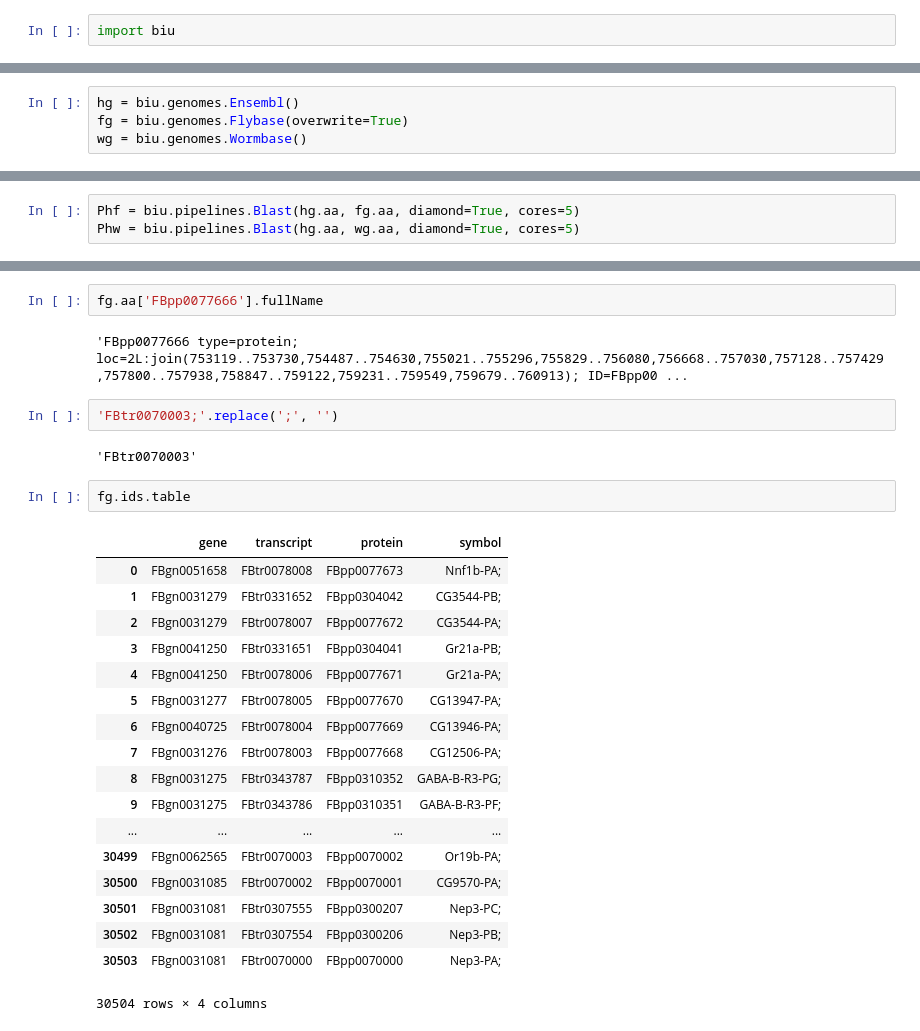
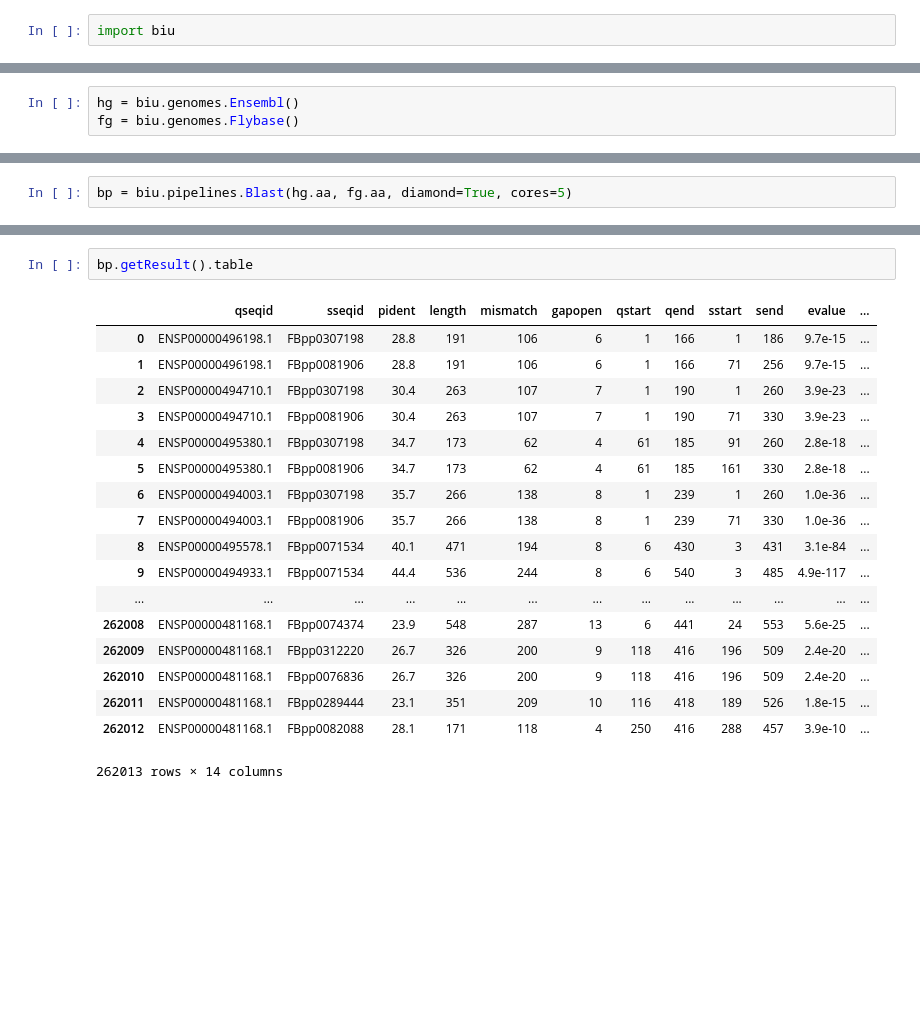
Before and after one commit to thiesgehrmann/BIU, a Jupyter notebook: docs/biu.pipelines.blast.ipynb, the cells around one changed output, grey strips where cells are left out. Drawn from its saved outputs; the diff is of its cells as text; blank space fills up the shorter version.

```diff
--- a/docs/biu.pipelines.blast.ipynb
+++ b/docs/biu.pipelines.blast.ipynb
@@ -7,4 +9,3 @@ It is very easy to use the Blast pipeline. Simply prepare two fasta structures,
 # %%
 hg = biu.genomes.Ensembl()
-fg = biu.genomes.Flybase(overwrite=True)
-wg = biu.genomes.Wormbase()
+fg = biu.genomes.Flybase()
@@ -13,5 +12,4 @@ wg = biu.genomes.Wormbase()
 # %%
-Phf = biu.pipelines.Blast(hg.aa, fg.aa, diamond=True, cores=5)
-Phw = biu.pipelines.Blast(hg.aa, wg.aa, diamond=True, cores=5)
+bp = biu.pipelines.Blast(hg.aa, fg.aa, diamond=True, cores=5)
 # %% [output]
 D: Fasta input source is file
@@ -114,29 +40,21 @@ Flybase object
-# %%
-fg.aa['FBpp0077666'].fullName
-# %% [output]
-'FBpp0077666 type=protein; loc=2L:join(753119..753730,754487..754630,755021..755296,755829..756080,756668..757030,757128..757429,757800..757938,758847..759122,759231..759549,759679..760913); ID=FBpp00 ...
-# %%
-'FBtr0070003;'.replace(';', '')
-# %% [output]
-'FBtr0070003'
-# %%
-fg.ids.table
-# %% [output]
-|  | gene | transcript | protein | symbol |
-| 0 | FBgn0051658 | FBtr0078008 | FBpp0077673 | Nnf1b-PA; |
-| 1 | FBgn0031279 | FBtr0331652 | FBpp0304042 | CG3544-PB; |
-| 2 | FBgn0031279 | FBtr0078007 | FBpp0077672 | CG3544-PA; |
-| 3 | FBgn0041250 | FBtr0331651 | FBpp0304041 | Gr21a-PB; |
-| 4 | FBgn0041250 | FBtr0078006 | FBpp0077671 | Gr21a-PA; |
-| 5 | FBgn0031277 | FBtr0078005 | FBpp0077670 | CG13947-PA; |
-| 6 | FBgn0040725 | FBtr0078004 | FBpp0077669 | CG13946-PA; |
-| 7 | FBgn0031276 | FBtr0078003 | FBpp0077668 | CG12506-PA; |
-| 8 | FBgn0031275 | FBtr0343787 | FBpp0310352 | GABA-B-R3-PG; |
-| 9 | FBgn0031275 | FBtr0343786 | FBpp0310351 | GABA-B-R3-PF; |
-| ... | ... | ... | ... | ... |
-| 30499 | FBgn0062565 | FBtr0070003 | FBpp0070002 | Or19b-PA; |
-| 30500 | FBgn0031085 | FBtr0070002 | FBpp0070001 | CG9570-PA; |
-| 30501 | FBgn0031081 | FBtr0307555 | FBpp0300207 | Nep3-PC; |
-| 30502 | FBgn0031081 | FBtr0307554 | FBpp0300206 | Nep3-PB; |
-| 30503 | FBgn0031081 | FBtr0070000 | FBpp0070000 | Nep3-PA; |
-30504 rows × 4 columns
+# %%
+bp.getResult().table
+# %% [output]
+|  | qseqid | sseqid | pident | length | mismatch | gapopen | qstart | qend | sstart | send | evalue | ... |
+| 0 | ENSP00000496198.1 | FBpp0307198 | 28.8 | 191 | 106 | 6 | 1 | 166 | 1 | 186 | 9.7e-15 | ... |
+| 1 | ENSP00000496198.1 | FBpp0081906 | 28.8 | 191 | 106 | 6 | 1 | 166 | 71 | 256 | 9.7e-15 | ... |
+| 2 | ENSP00000494710.1 | FBpp0307198 | 30.4 | 263 | 107 | 7 | 1 | 190 | 1 | 260 | 3.9e-23 | ... |
+| 3 | ENSP00000494710.1 | FBpp0081906 | 30.4 | 263 | 107 | 7 | 1 | 190 | 71 | 330 | 3.9e-23 | ... |
+| 4 | ENSP00000495380.1 | FBpp0307198 | 34.7 | 173 | 62 | 4 | 61 | 185 | 91 | 260 | 2.8e-18 | ... |
+| 5 | ENSP00000495380.1 | FBpp0081906 | 34.7 | 173 | 62 | 4 | 61 | 185 | 161 | 330 | 2.8e-18 | ... |
+| 6 | ENSP00000494003.1 | FBpp0307198 | 35.7 | 266 | 138 | 8 | 1 | 239 | 1 | 260 | 1.0e-36 | ... |
+| 7 | ENSP00000494003.1 | FBpp0081906 | 35.7 | 266 | 138 | 8 | 1 | 239 | 71 | 330 | 1.0e-36 | ... |
+| 8 | ENSP00000495578.1 | FBpp0071534 | 40.1 | 471 | 194 | 8 | 6 | 430 | 3 | 431 | 3.1e-84 | ... |
+| 9 | ENSP00000494933.1 | FBpp0071534 | 44.4 | 536 | 244 | 8 | 6 | 540 | 3 | 485 | 4.9e-117 | ... |
+| ... | ... | ... | ... | ... | ... | ... | ... | ... | ... | ... | ... | ... |
+| 262008 | ENSP00000481168.1 | FBpp0074374 | 23.9 | 548 | 287 | 13 | 6 | 441 | 24 | 553 | 5.6e-25 | ... |
+| 262009 | ENSP00000481168.1 | FBpp0312220 | 26.7 | 326 | 200 | 9 | 118 | 416 | 196 | 509 | 2.4e-20 | ... |
+| 262010 | ENSP00000481168.1 | FBpp0076836 | 26.7 | 326 | 200 | 9 | 118 | 416 | 196 | 509 | 2.4e-20 | ... |
+| 262011 | ENSP00000481168.1 | FBpp0289444 | 23.1 | 351 | 209 | 10 | 116 | 418 | 189 | 526 | 1.8e-15 | ... |
+| 262012 | ENSP00000481168.1 | FBpp0082088 | 28.1 | 171 | 118 | 4 | 250 | 416 | 288 | 457 | 3.9e-10 | ... |
+262013 rows × 14 columns
```
Also changed, not shown: parts of 10 cells of this notebook, 46 other files.
